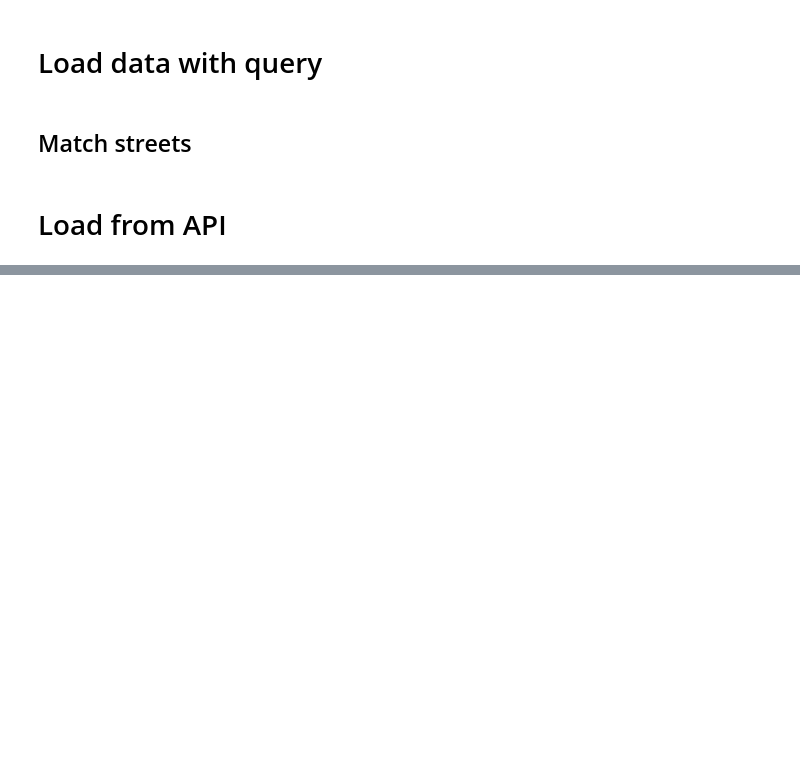
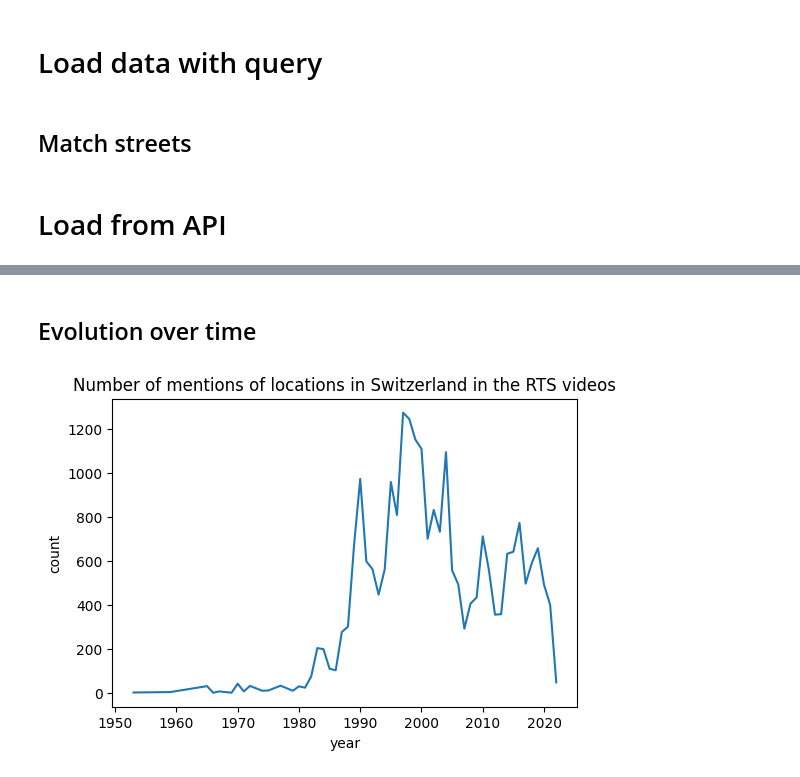
Before and after one commit to EPFL-EMPlus/emplusvault, a Jupyter notebook: notebook/location_recognition.ipynb, the cells around one changed output, grey strips where cells are left out. Saved outputs shown, nothing was run; the diff lists cells and outputs as text; code cells hidden in the pictures; blank space fills up the shorter version.

Commit message:
add evolution over time analysis

```diff
--- a/notebook/location_recognition.ipynb
+++ b/notebook/location_recognition.ipynb
@@ -171,0 +232,6 @@ locations[:10]
+# %%
+locations = df[["locations", "year"]].explode("locations").dropna().groupby("locations").agg(list).reset_index()
+locations["count"] = locations["year"].apply(len)
+locations["year"] = locations.year.map(lambda x: Counter(x))
+locations = locations.sort_values("count", ascending=False)
+locations.head(10)
@@ -173,4 +251,4 @@ locations[:10]
 with open("../emv/features/cities.json", "r") as f:
     cities = json.load(f)
 # %%
-cities = pd.DataFrame([{"location":k, "lon":float(v[0]), "lat":float(v[1])} for k,v in cities.items() if len(v) == 2])
+cities = pd.DataFrame([{"locations":k, "lon":float(v[0]), "lat":float(v[1])} for k,v in cities.items() if len(v) == 2])
@@ -177,3 +264,3 @@ cities = pd.DataFrame([{"location":k, "lon":float(v[0]), "lat":float(v[1])} for
 # %%
-found_cities = pd.merge(locations, cities, on="location", how="left").dropna(subset = ["lat", "lon"])
+found_cities = pd.merge(locations, cities, on="locations", how="left").dropna(subset = ["lat", "lon"])
 found_cities
@@ -194,3 +295,16 @@ for index, row in found_cities.iterrows():
     ).add_to(m)
 
 m
+# %% [markdown]
+## Evolution over time
+# %%
+n_mentions_per_year = found_cities.year.sum()
+n_mentions_per_year = pd.DataFrame(n_mentions_per_year.items(), columns=["year", "count"])
+n_mentions_per_year = n_mentions_per_year.sort_values("year")
+
+plt.figure(figsize=(6, 4))
+sns.lineplot(data=n_mentions_per_year, x="year", y="count")
+plt.title("Number of mentions of locations in Switzerland in the RTS videos")
+plt.show()
+# %% [output]
+[figure, added]
```
Also changed, not shown: parts of 18 cells of this notebook.
